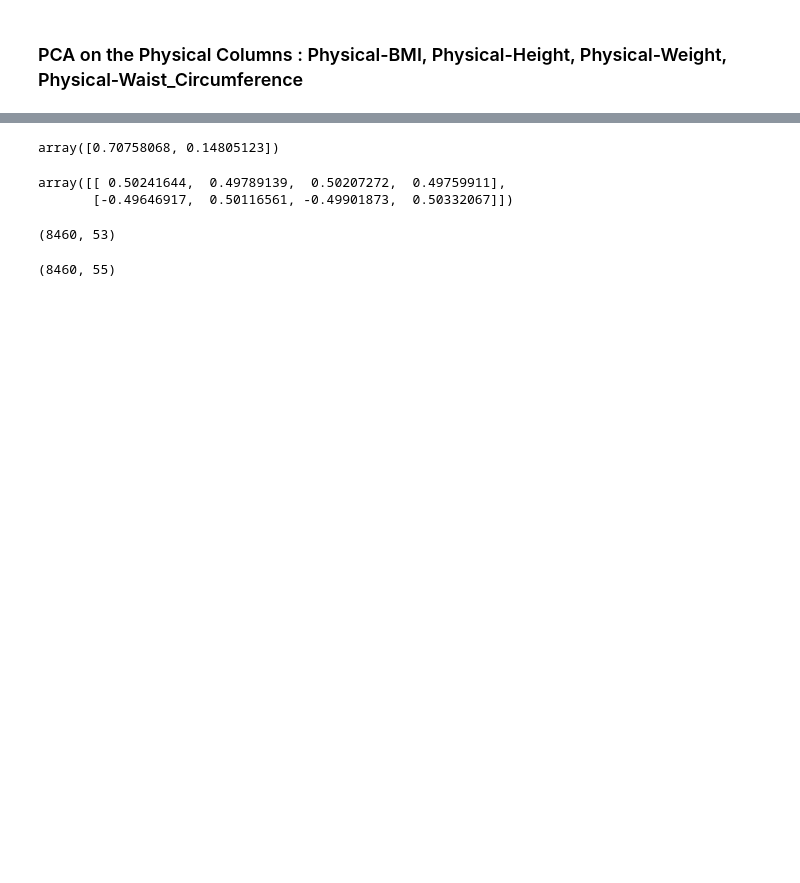
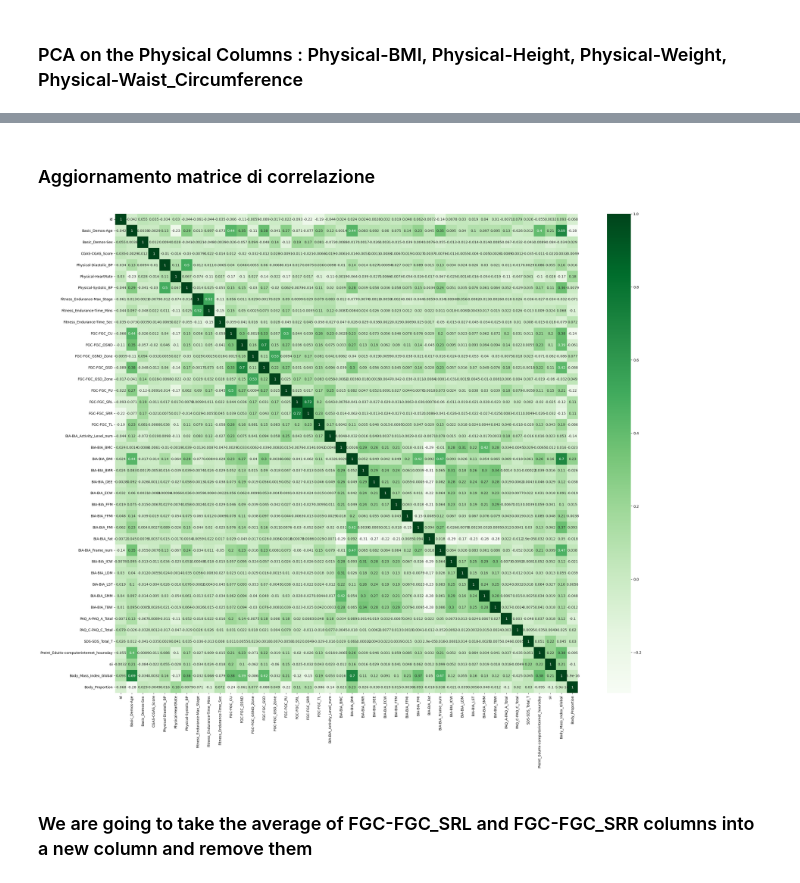
Before and after one commit to npratesi2/Data-Mining-2-2026-, a Jupyter notebook: Module 0/DimensionalityReduction.ipynb, the cells around one changed output, grey strips where cells are left out. Drawn from its saved outputs; the diff is of its cells as text; code cells hidden in the pictures; blank space fills up the shorter version.

```diff
--- a/Module 0/DimensionalityReduction.ipynb
+++ b/Module 0/DimensionalityReduction.ipynb
@@ -156,21 +119,10 @@ pca_sar_df
-# %%
-pca_sar.explained_variance_ratio_
-# %% [output]
-array([0.70758068, 0.14805123])
-# %%
-pca_sar.components_
-# %% [output]
-array([[ 0.50241644,  0.49789139,  0.50207272,  0.49759911],
-       [-0.49646917,  0.50116561, -0.49901873,  0.50332067]])
-# %%
-# Remove them four columns from the dataframe
-df.drop(sar_cols, inplace=True, axis=1)
-df.shape
-# %% [output]
-(8460, 53)
-# %%
-# Add the two columns created using PCA above
-df = pd.concat([df, pca_sar_df], axis=1)
-df.shape
-# %% [output]
-(8460, 55)
+# %% [markdown]
+### Aggiornamento matrice di correlazione
+# %%
+plt.figure(figsize=(30, 25))
+sns.heatmap(df.select_dtypes(include=[np.number]).corr(), cmap="Greens", annot=True)
+plt.show()
+# %% [output]
+[figure, added]
+# %% [markdown]
+### We are going to take the average of FGC-FGC_SRL and FGC-FGC_SRR columns into a new column and remove them
```
Also changed, not shown: parts of 34 cells of this notebook, 3 other files.
